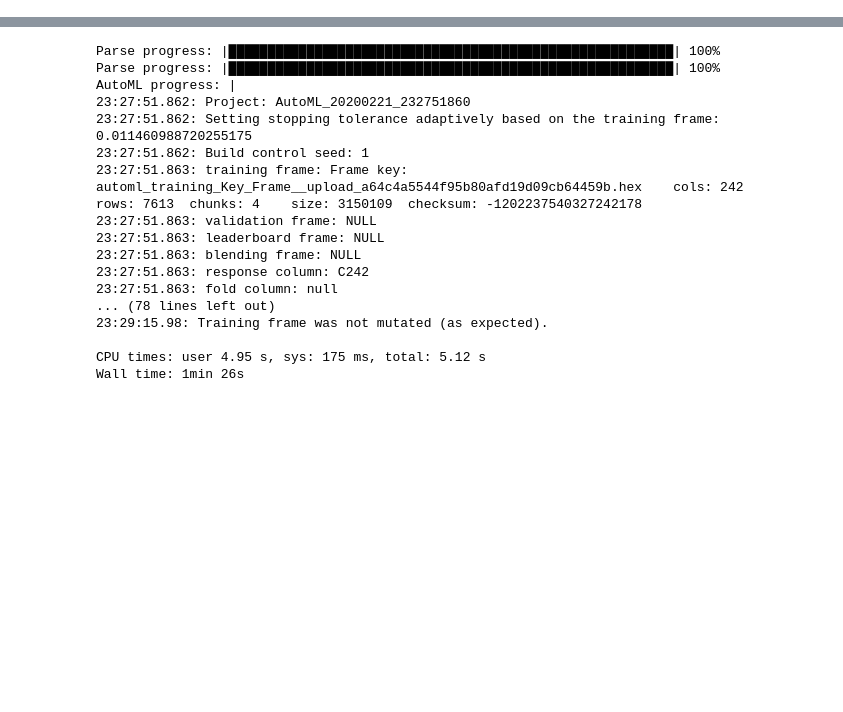
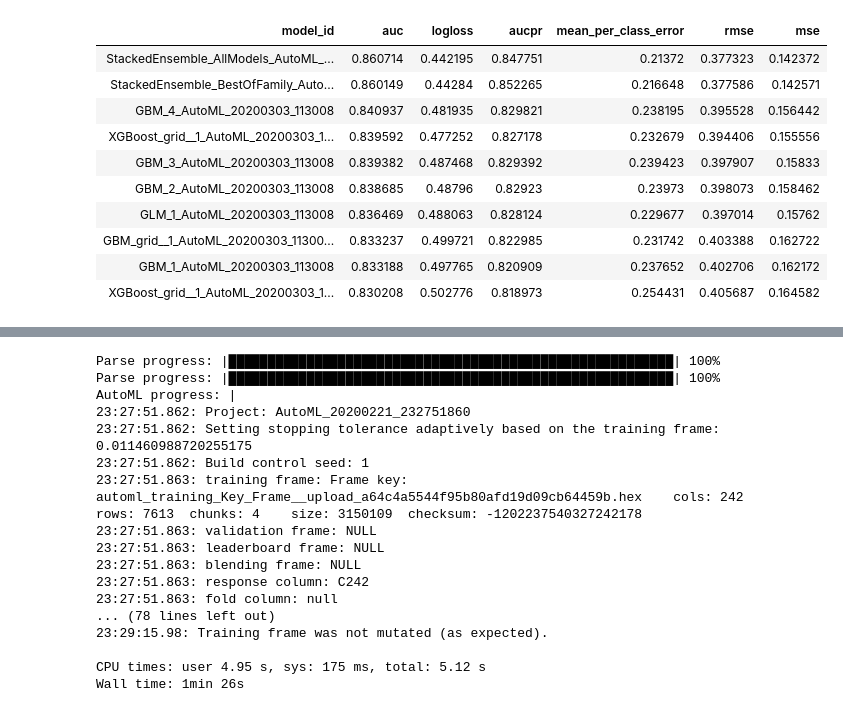
Before and after one commit to bruinAlex/disaster_tweet_kaggle, a Jupyter notebook: h2o/h2o_automl.ipynb, the cells around one changed output, grey strips where cells are left out. Saved outputs shown, nothing was run; the diff lists cells and outputs as text; code cells hidden in the pictures; blank space fills up the shorter version.

```diff
--- a/h2o/h2o_automl.ipynb
+++ b/h2o/h2o_automl.ipynb
@@ -31,3 +31,37 @@ Connecting to H2O server at http://127.0.0.1:54321 ... successful.
 | H2O internal security: | False |
 | H2O API Extensions: | Amazon S3, XGBoost, Algos, AutoML... |
 | Python version: | 3.7.6 final |
+# %%
+%%time
+# lemmatized keywords, sparse, y included, latest text preprocessing with a total of ~13K features, tfidf
+
+X_train = sparse.load_npz("../processed_data/full_lemma_keyword_pipeline_train_sparse.npz")
+X_test = sparse.load_npz("../processed_data/full_lemma_keyword_pipeline_test_sparse.npz")
+
+X_train = h2o.H2OFrame(X_train)
+X_test = h2o.H2OFrame(X_test)
+
+y = X_train.columns[-1]
+x = X_train.columns
+x.remove(y)
+
+# Ensure binary target is a factor
+X_train[y] = X_train[y].asfactor()
+
+print(X_train.shape)
+print(X_test.shape)
+
+aml = H2OAutoML(max_models = 20,
+                seed = 1,
+                verbosity='debug',
+               )
+aml.train(x = x, y = y, training_frame = X_train)
+
+# Get model ids for all models in the AutoML Leaderboard
+model_ids = list(aml.leaderboard['model_id'].as_data_frame().iloc[:,0])
+# Get the "All Models" Stacked Ensemble model
+se = h2o.get_model([mid for mid in model_ids if "StackedEnsemble_AllModels" in mid][0])
+# Get the Stacked Ensemble metalearner model
+metalearner = h2o.get_model(se.metalearner()['name'])
+
+metalearner.coef_norm()
@@ -33,0 +118,15 @@ Connecting to H2O server at http://127.0.0.1:54321 ... successful.
+# %%
+lb = aml.leaderboard
+lb.head()
+# %% [output]
+| model_id | auc | logloss | aucpr | mean_per_class_error | rmse | mse |
+| StackedEnsemble_AllModels_AutoML_... | 0.860714 | 0.442195 | 0.847751 | 0.21372 | 0.377323 | 0.142372 |
+| StackedEnsemble_BestOfFamily_Auto... | 0.860149 | 0.44284 | 0.852265 | 0.216648 | 0.377586 | 0.142571 |
+| GBM_4_AutoML_20200303_113008 | 0.840937 | 0.481935 | 0.829821 | 0.238195 | 0.395528 | 0.156442 |
+| XGBoost_grid__1_AutoML_20200303_1... | 0.839592 | 0.477252 | 0.827178 | 0.232679 | 0.394406 | 0.155556 |
+| GBM_3_AutoML_20200303_113008 | 0.839382 | 0.487468 | 0.829392 | 0.239423 | 0.397907 | 0.15833 |
+| GBM_2_AutoML_20200303_113008 | 0.838685 | 0.48796 | 0.82923 | 0.23973 | 0.398073 | 0.158462 |
+| GLM_1_AutoML_20200303_113008 | 0.836469 | 0.488063 | 0.828124 | 0.229677 | 0.397014 | 0.15762 |
+| GBM_grid__1_AutoML_20200303_11300... | 0.833237 | 0.499721 | 0.822985 | 0.231742 | 0.403388 | 0.162722 |
+| GBM_1_AutoML_20200303_113008 | 0.833188 | 0.497765 | 0.820909 | 0.237652 | 0.402706 | 0.162172 |
+| XGBoost_grid__1_AutoML_20200303_1... | 0.830208 | 0.502776 | 0.818973 | 0.254431 | 0.405687 | 0.164582 |
```
Also changed, not shown: parts of 9 cells of this notebook, 6 other files.
